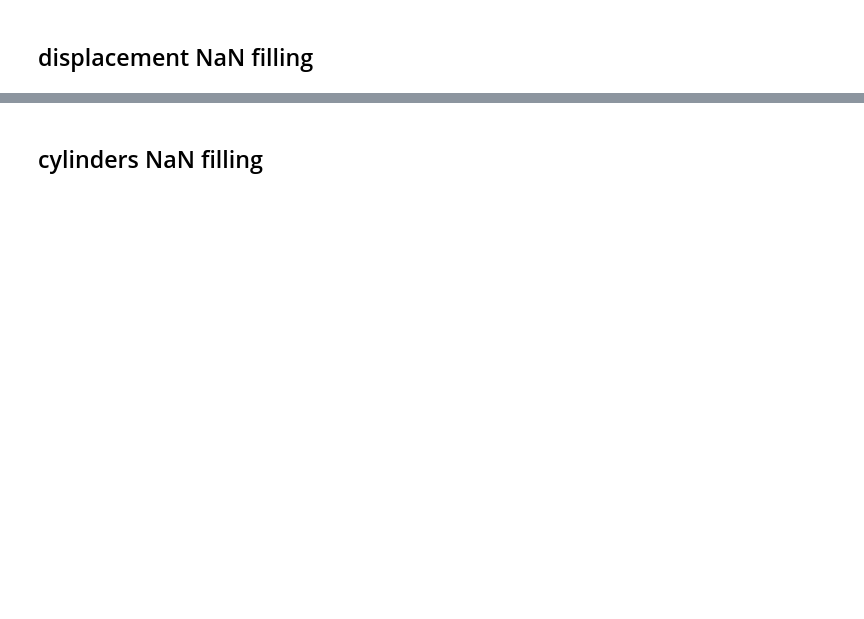
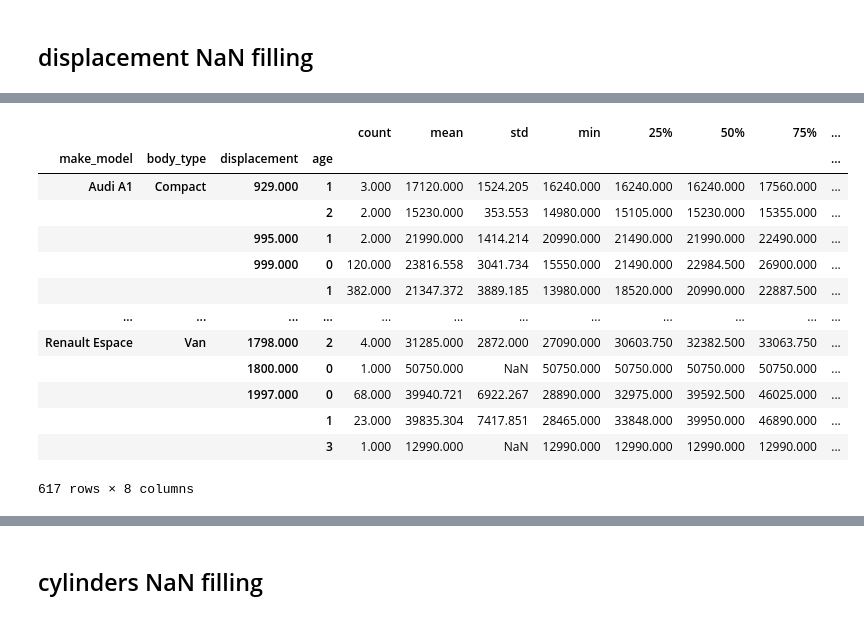
Before and after one commit to YusufSHub/DAwPython-Capstone-Project, a Jupyter notebook: DAwPy-Capstone_Project_(AutoScout)_D1124-Yusuf Missing Values.ipynb, the cells around one changed output, grey strips where cells are left out. Cells and saved outputs as stored; diff of their text form; code cells hidden in the pictures; blank space fills up the shorter version.

```diff
--- a/DAwPy-Capstone_Project_(AutoScout)_D1124-Yusuf Missing Values.ipynb
+++ b/DAwPy-Capstone_Project_(AutoScout)_D1124-Yusuf Missing Values.ipynb
@@ -881,0 +1154,3 @@ df[df["price"]<1000]
+# %%
+df["upholstery_type"].replace(["Velour", "alcantara", "Part leather", "Full leather"],
+                              ["Cloth", "Part/Full Leather", "Part/Full Leather", "Part/Full Leather"], inplace=True)
@@ -881,0 +1187,4 @@ df[df["price"]<1000]
+# %%
+df.drop("upholstery_color", axis=1, inplace=True)
+# %%
+df.drop(["upholstery"], axis=1, inplace=True)
@@ -885,0 +1261,15 @@ df[df["price"]<1000]
+# %%
+# Step-4
+
+for group1 in list(df["make_model"].unique()):
+    for group2 in list(df["body_type"].unique()):
+        cond1 = df["make_model"]==group1
+        cond2 = (df["make_model"]==group1) & (df["body_type"]==group2)
+        mode1 = list(df[cond1]["nr_of_doors"].mode())
+        mode2 = list(df[cond2]["nr_of_doors"].mode())
+        if mode2 != []:
+            df.loc[cond2, "nr_of_doors"] = df.loc[cond2, "nr_of_doors"].fillna(df[cond2]["nr_of_doors"].mode()[0])
+        elif mode1 != []:
+            df.loc[cond2, "nr_of_doors"] = df.loc[cond2, "nr_of_doors"].fillna(df[cond1]["nr_of_doors"].mode()[0])
+        else:
+            df.loc[cond2, "nr_of_doors"] = df.loc[cond2, "nr_of_doors"].fillna(df["nr_of_doors"].mode()[0])
@@ -887,0 +1332,17 @@ df[df["price"]<1000]
+# %%
+df.groupby(["make_model", "body_type","displacement", "age"]).price.describe()
+# %% [output]
+|  |  |  |  | count | mean | std | min | 25% | 50% | 75% | ... |
+| make_model | body_type | displacement | age |  |  |  |  |  |  |  | ... |
+| Audi A1 | Compact | 929.000 | 1 | 3.000 | 17120.000 | 1524.205 | 16240.000 | 16240.000 | 16240.000 | 17560.000 | ... |
+|  |  |  | 2 | 2.000 | 15230.000 | 353.553 | 14980.000 | 15105.000 | 15230.000 | 15355.000 | ... |
+|  |  | 995.000 | 1 | 2.000 | 21990.000 | 1414.214 | 20990.000 | 21490.000 | 21990.000 | 22490.000 | ... |
+|  |  | 999.000 | 0 | 120.000 | 23816.558 | 3041.734 | 15550.000 | 21490.000 | 22984.500 | 26900.000 | ... |
+|  |  |  | 1 | 382.000 | 21347.372 | 3889.185 | 13980.000 | 18520.000 | 20990.000 | 22887.500 | ... |
+| ... | ... | ... | ... | ... | ... | ... | ... | ... | ... | ... | ... |
+| Renault Espace | Van | 1798.000 | 2 | 4.000 | 31285.000 | 2872.000 | 27090.000 | 30603.750 | 32382.500 | 33063.750 | ... |
+|  |  | 1800.000 | 0 | 1.000 | 50750.000 | NaN | 50750.000 | 50750.000 | 50750.000 | 50750.000 | ... |
+|  |  | 1997.000 | 0 | 68.000 | 39940.721 | 6922.267 | 28890.000 | 32975.000 | 39592.500 | 46025.000 | ... |
+|  |  |  | 1 | 23.000 | 39835.304 | 7417.851 | 28465.000 | 33848.000 | 39950.000 | 46890.000 | ... |
+|  |  |  | 3 | 1.000 | 12990.000 | NaN | 12990.000 | 12990.000 | 12990.000 | 12990.000 | ... |
+617 rows × 8 columns
```
Also changed, not shown: parts of 64 cells of this notebook, 1 other file.
